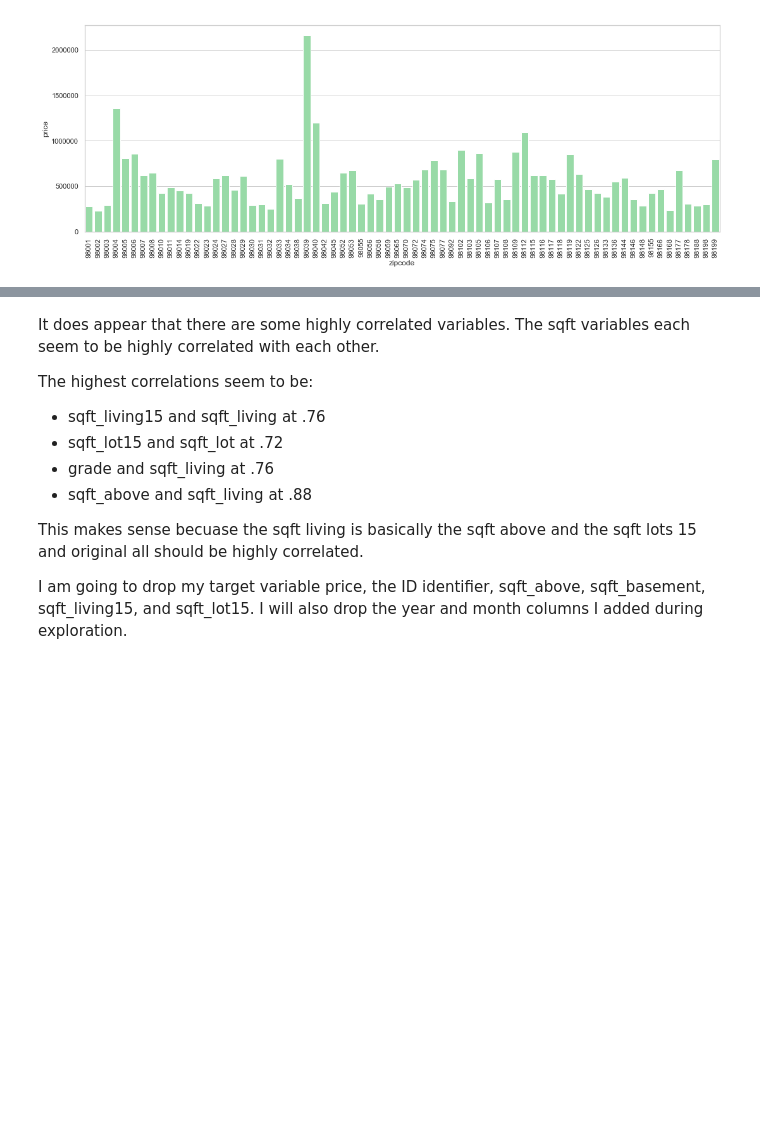
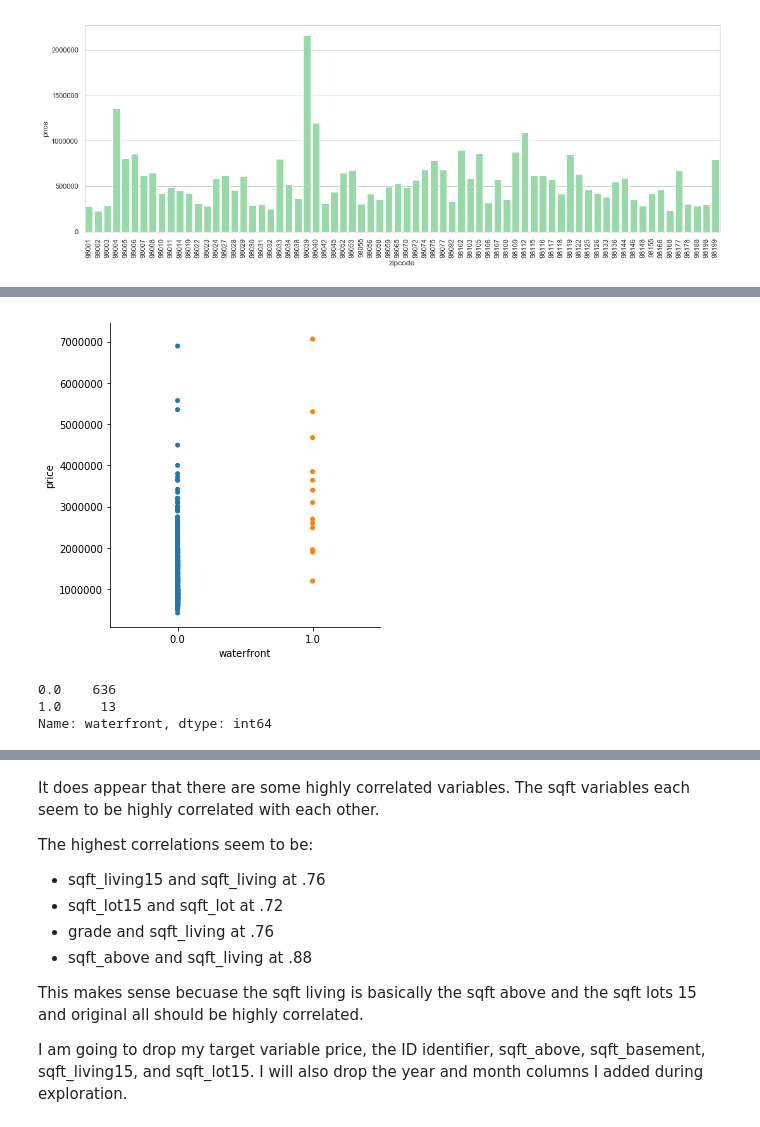
Before and after one commit to miyamuse/dsc-1-final-project-online-ds-sp-000, a Jupyter notebook: student.ipynb, the cells around one changed output, grey strips where cells are left out. Drawn from its saved outputs; the diff is of its cells as text; code cells hidden in the pictures; blank space fills up the shorter version.

```diff
--- a/student.ipynb
+++ b/student.ipynb
@@ -675,0 +697,12 @@ This is helpful to begin to see the variation of housing prices by zipcodes. The
+# %%
+df_bellevue= df.loc[(df["zipcode"]=="98004")|(df["zipcode"]=="98039")|(df["zipcode"]=="98040")]
+
+sns.catplot(x="waterfront", y="price", jitter = False, data=df_bellevue);
+# %% [output]
+[figure, added]
+# %%
+df_bellevue["waterfront"].value_counts()
+# %% [output]
+0.0    636
+1.0     13
+Name: waterfront, dtype: int64
```
Also changed, not shown: parts of 24 cells of this notebook, 2 other files.
